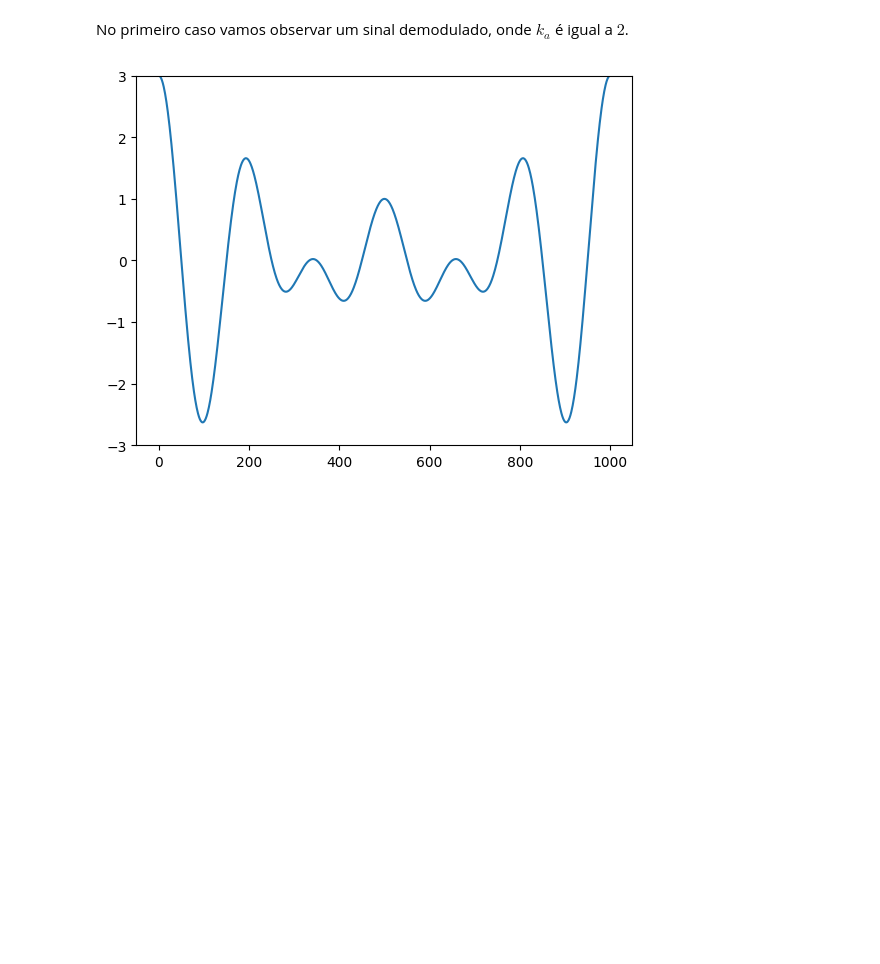
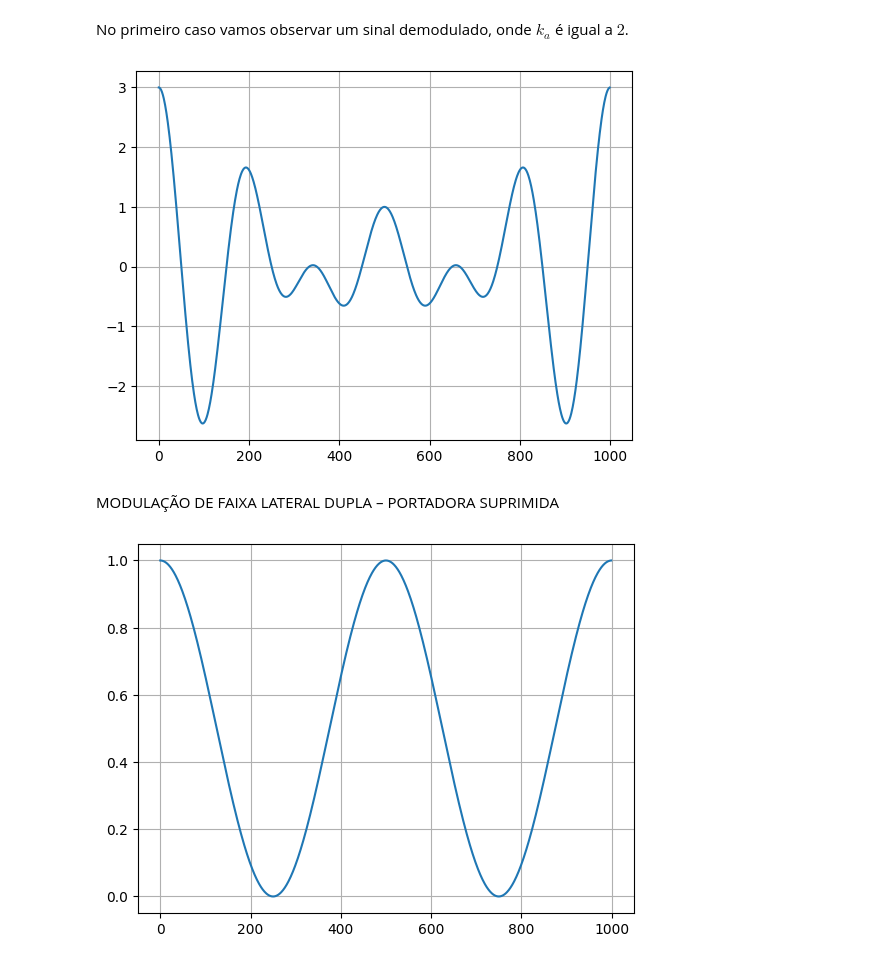
Before and after one commit to vitorfraga12/Principios-de-Comunicaoes, a Jupyter notebook: PrincipiosQ1.ipynb, the cells around one changed output. Cells and saved outputs as stored; diff of their text form; code cells hidden in the pictures; blank space fills up the shorter version.

Commit message:
Adição Modulação DSB-SC

```diff
--- a/PrincipiosQ1.ipynb
+++ b/PrincipiosQ1.ipynb
@@ -114,7 +118,28 @@ for t in range(amostras):
     s.append(amp * (1 + m_t * k) * np.cos(2 * np.pi * (t / 1000) * fc))
 
 plt.plot(s)
-plt.ylim(-3, 3)
+plt.grid()
 plt.show()
 # %% [output]
-[figure, old version]
+[figure, new version]
+# %% [markdown]
+MODULAÇÃO DE FAIXA LATERAL DUPLA – PORTADORA SUPRIMIDA
+# %%
+# Fazendo uma modulação AM-DSB-SC
+import numpy as np
+import matplotlib.pyplot as plt
+
+amostras = 1000
+amp = 1
+k = 1
+
+s = []
+for t in range(amostras):
+    m_t = np.cos(2 * np.pi * t / 1000)  # Correção na definição de m_t
+    s.append(amp * m_t * np.cos(2 * np.pi * (t / 1000) ))
+
+plt.plot(s)
+plt.grid()
+plt.show()
+# %% [output]
+[figure, added]
```
Also changed, not shown: parts of 4 cells of this notebook, 1 other file.
